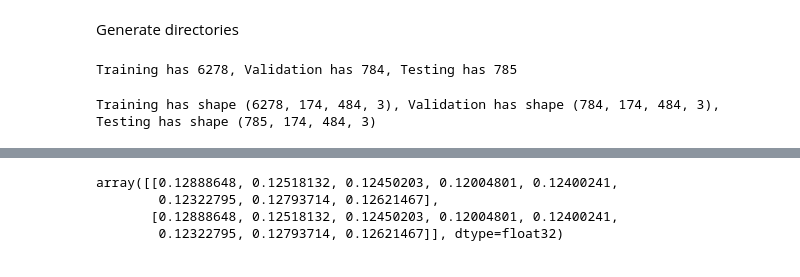
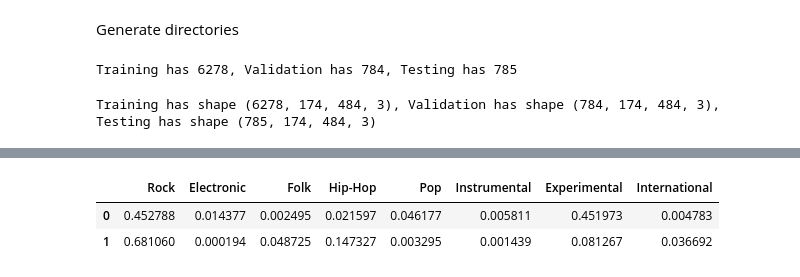
Before and after one commit to ThetaRangers/ML, a Jupyter notebook: classification.ipynb, the cells around one changed output, grey strips where cells are left out. Saved outputs shown, nothing was run; the diff lists cells and outputs as text; code cells hidden in the pictures.

Commit message:
Added better prediction results to classification.ipynb

```diff
--- a/classification.ipynb
+++ b/classification.ipynb
@@ -232,9 +239,9 @@ model.evaluate(testing_data, testing_labels)
 # %%
-image = tf.keras.preprocessing.image.load_img("dataset/Rock/459.png")
+image = tf.keras.preprocessing.image.load_img("dataset/Rock/6778.png")
 image = img_to_array(image)
 grr = [image]
 
-image = tf.keras.preprocessing.image.load_img("dataset/Electronic/20667.png")
+image = tf.keras.preprocessing.image.load_img("dataset/Rock/61491.png")
 image = img_to_array(image)
 grr.append(image)
 
@@ -243,6 +250,6 @@ grr = np.array(grr, dtype="float") / 255.0
 print(genres)
 
 prediction = model.predict(grr)
-prediction
+pd.DataFrame(prediction, columns=list(genres.keys()))
 # %% [output]
 {'Rock': 0, 'Electronic': 1, 'Folk': 2, 'Hip-Hop': 3, 'Pop': 4, 'Instrumental': 5, 'Experimental': 6, 'International': 7}
@@ -250,4 +257,3 @@ prediction
-array([[0.12888648, 0.12518132, 0.12450203, 0.12004801, 0.12400241,
-        0.12322795, 0.12793714, 0.12621467],
-       [0.12888648, 0.12518132, 0.12450203, 0.12004801, 0.12400241,
-        0.12322795, 0.12793714, 0.12621467]], dtype=float32)
+|  | Rock | Electronic | Folk | Hip-Hop | Pop | Instrumental | Experimental | International |
+| 0 | 0.452788 | 0.014377 | 0.002495 | 0.021597 | 0.046177 | 0.005811 | 0.451973 | 0.004783 |
+| 1 | 0.681060 | 0.000194 | 0.048725 | 0.147327 | 0.003295 | 0.001439 | 0.081267 | 0.036692 |
```
Also changed, not shown: parts of 7 cells of this notebook, 2 other files.
